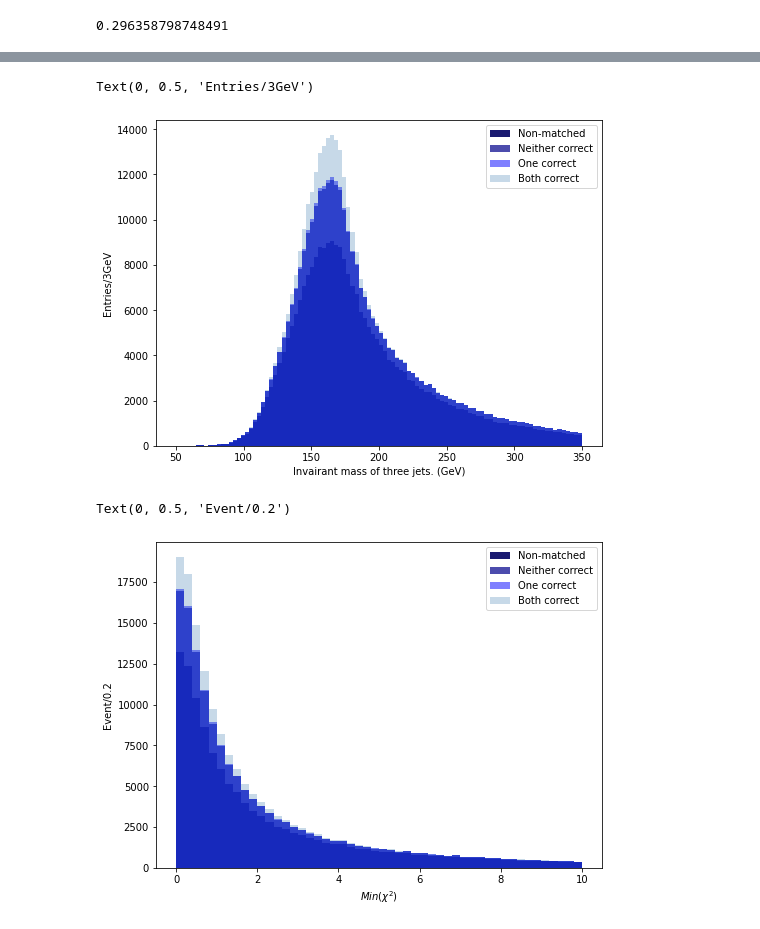
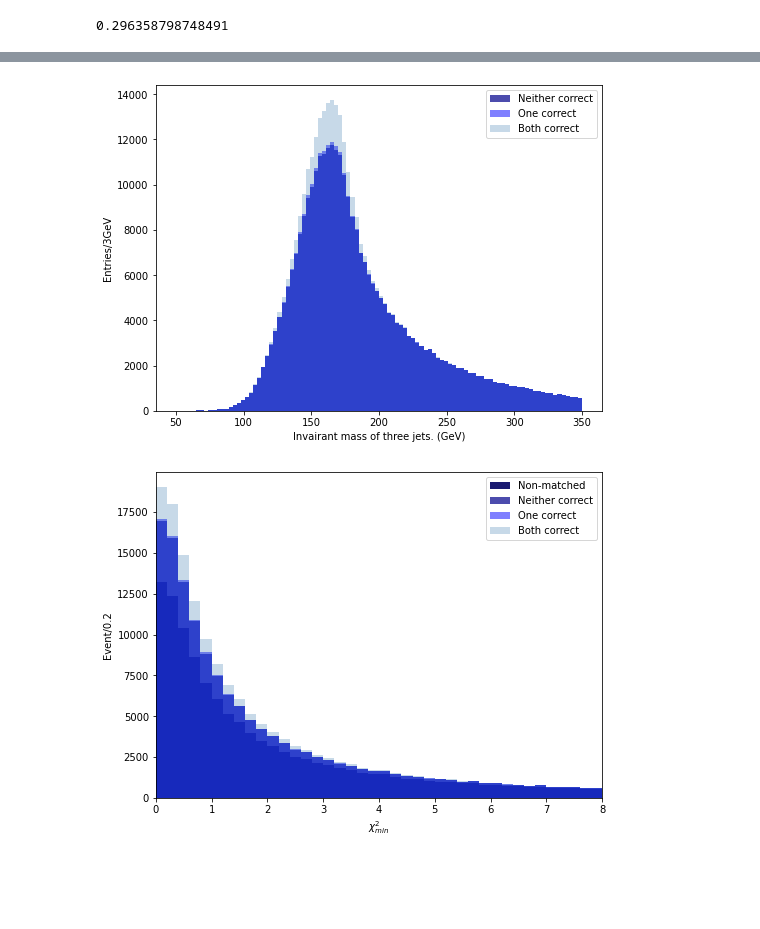
Before and after one commit to mfenton0/HEP-jet-assignment, a Jupyter notebook: analysis_script/purity_computation.ipynb, the cells around one changed output, grey strips where cells are left out. Drawn from its saved outputs; the diff is of its cells as text; code cells hidden in the pictures; blank space fills up the shorter version.

```diff
--- a/analysis_script/purity_computation.ipynb
+++ b/analysis_script/purity_computation.ipynb
@@ -415,15 +415,15 @@ Text(0, 0.5, 'Entries/2GeV')
 # %%
 plt.figure(figsize=(8,6))
-plt.hist(mjjj_case_4, bins=100, histtype="stepfilled", range=(50,350), label='Non-matched', color='midnightblue', alpha = 1)
+# plt.hist(mjjj_case_4, bins=100, histtype="stepfilled", range=(50,350), label='Non-matched', color='midnightblue', alpha = 1)
 plt.hist(mjjj_case_4+mjjj_case_3, bins=100, histtype="stepfilled", range=(50,350), label="Neither correct", color='darkblue', alpha = 0.7)
 plt.hist(mjjj_case_4+mjjj_case_3+mjjj_case_2, bins=100, histtype="stepfilled", range=(50,350), label="One correct", color='blue', alpha = 0.5)
 plt.hist(mjjj_case_1+mjjj_case_2+ mjjj_case_3+mjjj_case_4, bins=100, histtype="stepfilled", range=(50,350), label="Both correct", color='steelblue', alpha = 0.3)
 plt.legend(loc="upper right")
 plt.xlabel("Invairant mass of three jets. (GeV)")
 plt.ylabel("Entries/3GeV")
+plt.savefig("./demo/Pic/purity_inv_mass_mjjj.png")
 # %% [output]
-Text(0, 0.5, 'Entries/3GeV')
-[figure, old version]
+[figure, new version]
 # %%
 chi2_value_case1 = []
 chi2_value_case2 = []
@@ -441,16 +441,17 @@ for i in tqdm.trange(len(chi2_value)):
         chi2_value_case4.append(chi2_value[i])
 # %%
 plt.figure(figsize=(8,6))
-plt.hist(chi2_value_case4, bins=50, histtype="stepfilled", range=(0,10), label='Non-matched', color='midnightblue', alpha = 1)
-plt.hist(chi2_value_case4+chi2_value_case3, bins=50, histtype="stepfilled", range=(0,10), label="Neither correct", color='darkblue', alpha = 0.7)
-plt.hist(chi2_value_case4+chi2_value_case3+chi2_value_case2, bins=50, histtype="stepfilled", range=(0,10), label="One correct", color='blue', alpha = 0.5)
-plt.hist(chi2_value_case4+chi2_value_case3+ chi2_value_case2+chi2_value_case1, bins=50, histtype="stepfilled", range=(0,10), label="Both correct", color='steelblue', alpha = 0.3)
+plt.hist(chi2_value_case4, bins=40, histtype="stepfilled", range=(0,8), label='Non-matched', color='midnightblue', alpha = 1)
+plt.hist(chi2_value_case4+chi2_value_case3, bins=40, histtype="stepfilled", range=(0,8), label="Neither correct", color='darkblue', alpha = 0.7)
+plt.hist(chi2_value_case4+chi2_value_case3+chi2_value_case2, bins=40, histtype="stepfilled", range=(0,8), label="One correct", color='blue', alpha = 0.5)
+plt.hist(chi2_value_case4+chi2_value_case3+ chi2_value_case2+chi2_value_case1, bins=40, histtype="stepfilled", range=(0,8), label="Both correct", color='steelblue', alpha = 0.3)
 plt.legend(loc="upper right")
-plt.xlabel(r"$Min(\chi^{2})$")
+plt.xlabel(r"$\chi^{2}_{min}$")
 plt.ylabel("Event/0.2")
+plt.xlim(0,8)
+plt.savefig("./demo/Pic/purity_chi2_dist.png")
 # %% [output]
-Text(0, 0.5, 'Event/0.2')
-[figure, old version]
+[figure, new version]
 # %%
 with h5py.File('Output_purity.h5','w') as p:
     length = len(pair_info_del)
```
Also changed, not shown: parts of 1 cell of this notebook.
